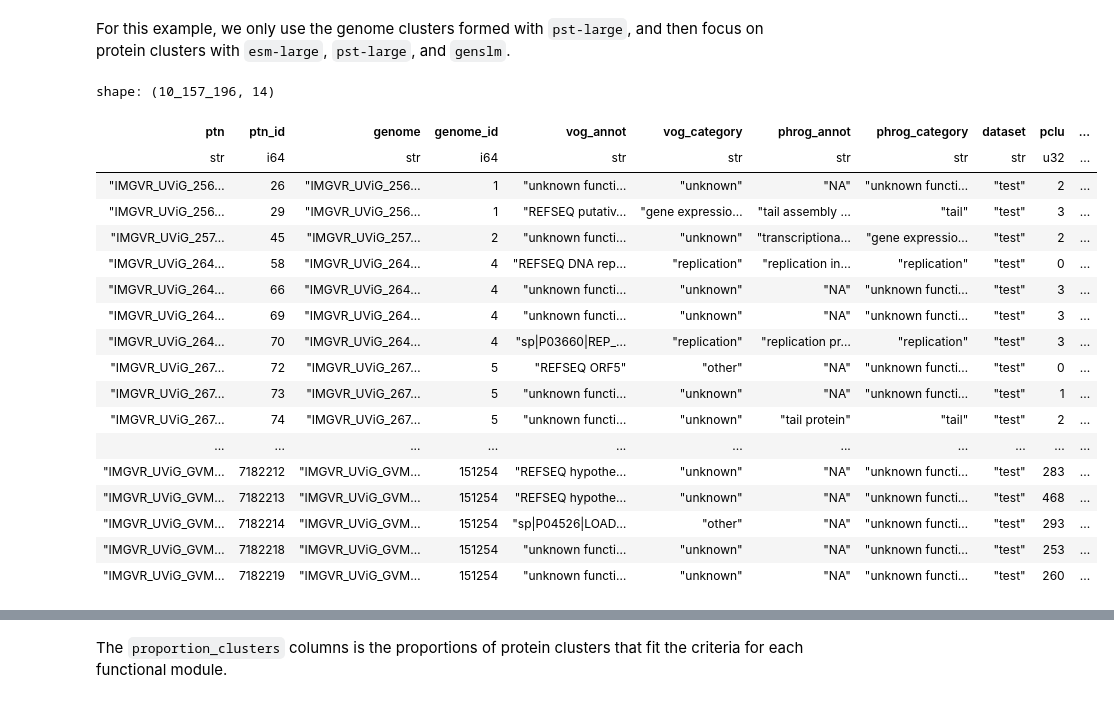
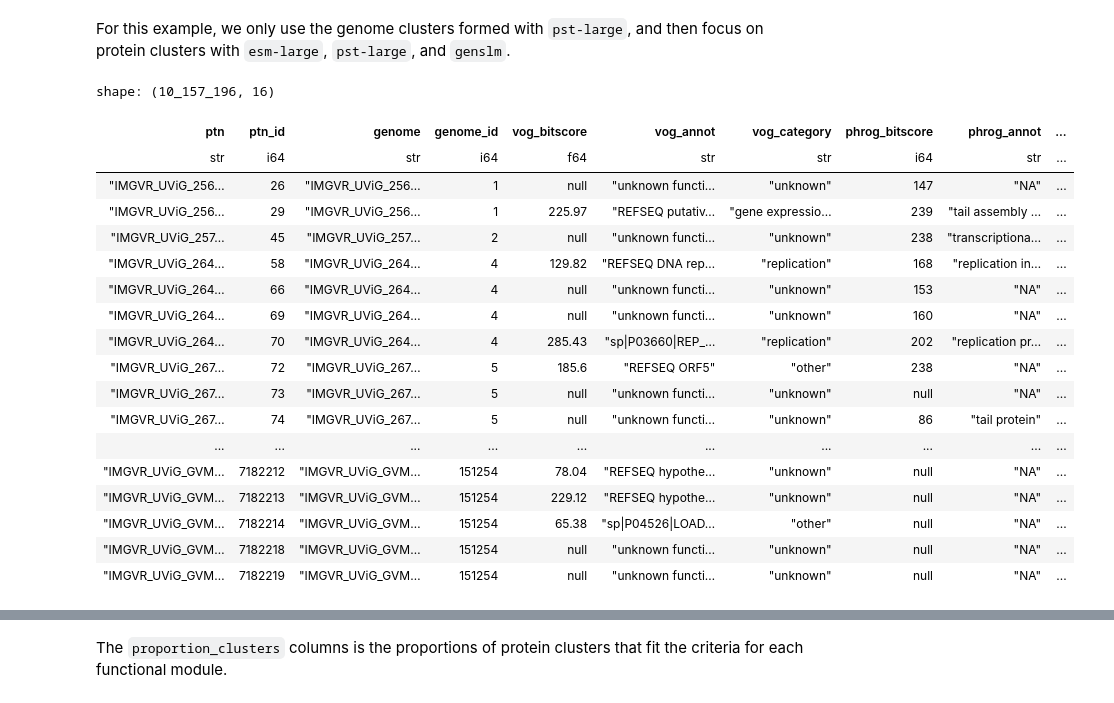
Before and after one commit to cody-mar10/protein_set_transformer, a Jupyter notebook: manuscript/protein_embeddings/evaluations/functional_module_detection.ipynb, the cells around one changed output, grey strips where cells are left out. Cells and saved outputs as stored; diff of their text form; code cells hidden in the pictures.

```diff
--- a/manuscript/protein_embeddings/evaluations/functional_module_detection.ipynb
+++ b/manuscript/protein_embeddings/evaluations/functional_module_detection.ipynb
@@ -24,7 +24,7 @@ polars: 0.20.6
 tables: 3.8.0
 # %%
 ptn_info = (
-    pl.read_csv("supplementary_table_2.tsv", separator="\t")
+    pl.read_csv("supplementary_tables/supplementary_table_2.tsv", separator="\t")
     .filter(pl.col("dataset") == "test")
 )
 
@@ -57,11 +57,16 @@ def add_protein_clustering(
     genome_res: float,
     protein_k: int,
     protein_res: float,
+    genome_embedding_type: str,
     protein_embedding_type: str,
 ) -> pl.DataFrame:
     with tb.open_file(cluster_file) as fp:
-        clustering_metadata = fp.root.metadata[:]
-        clustering_query = np.array((genome_k, genome_res, protein_k, protein_res), dtype=clustering_metadata.dtype)
+        group = fp.root[genome_embedding_type]
+        clustering_metadata = group.metadata[:]
+        clustering_query = np.array(
+            (genome_k, genome_res, protein_k, protein_res),
+            dtype=clustering_metadata.dtype
+        )
 
         try:
             query_idx = np.where(clustering_metadata == clustering_query)[0][0]
@@ -70,8 +75,8 @@ def add_protein_clustering(
                 f"Clustering not found with parameters: {genome_k=}, {genome_res=}, {protein_k=}, {protein_res=}"
             ) from err
 
-        protein_clusters = fp.root[f"{protein_embedding_type}__protein"][query_idx, :]
-        genome_clusters = fp.root[f"{protein_embedding_type}__genome"][query_idx, :]
+        protein_clusters = group[protein_embedding_type][query_idx, :]
+        genome_clusters = group["genome"][query_idx, :]
 
     return ptn_info.with_columns(pclu=protein_clusters, gclu=genome_clusters)
 # %%
@@ -113,12 +118,15 @@ clustering_hparams = dict(
     protein_res=0.5,
 )
 
+protein_clusters_file = "datasets/protein_clusters/embedding-based_protein_clusters_per_genome_cluster.h5"
+
 dfs: list[pl.DataFrame] = []
 for protein_embedding_type in ["esm-large", "pst-large", "genslm"]:
    dfs.append(
         add_protein_clustering(
             ptn_info,
-            "pst-large_per_genome_ptn_clustering.h5",
+            protein_clusters_file,
+            genome_embedding_type="pst-large",
             protein_embedding_type=protein_embedding_type,
             **clustering_hparams
         ).with_columns(protein_method = pl.lit(protein_embedding_type))
@@ -126,52 +134,52 @@ for protein_embedding_type in ["esm-large", "pst-large", "genslm"]:
 
 ptn_annotations = (
     pl.concat(dfs)
     .with_columns(
         proteins_per_cluster=(
             pl.col("ptn_id")
             .len()
             .over("gclu", "pclu", "protein_method")
         ),
         genomes_per_cluster=(
             pl.col("genome_id")
             .n_unique()
             .over("gclu", "pclu", "protein_method")
         ),
         phrog_category=(
             pl.when(pl.col("phrog_annot").str.contains(join_annot(re_categorize["nucleotide metabolism"])))
             .then(pl.lit("replication"))
             .when(pl.col("phrog_annot").str.contains(join_annot(re_categorize["head and packaging"])))
             .then(pl.lit("packaging"))
             .otherwise(pl.col("phrog_category"))
         )
     )
     .filter(
         (pl.col("proteins_per_cluster") > 1)
         & (pl.col("genomes_per_cluster") > 1)
     )
 )
 
 ptn_annotations
 # %% [output]
-shape: (10_157_196, 14)
+shape: (10_157_196, 16)
-| ptn | ptn_id | genome | genome_id | vog_annot | vog_category | phrog_annot | phrog_category | dataset | pclu | ... |
-| str | i64 | str | i64 | str | str | str | str | str | u32 | ... |
-| "IMGVR_UViG_256… | 26 | "IMGVR_UViG_256… | 1 | "unknown functi… | "unknown" | "NA" | "unknown functi… | "test" | 2 | ... |
-| "IMGVR_UViG_256… | 29 | "IMGVR_UViG_256… | 1 | "REFSEQ putativ… | "gene expressio… | "tail assembly … | "tail" | "test" | 3 | ... |
-| "IMGVR_UViG_257… | 45 | "IMGVR_UViG_257… | 2 | "unknown functi… | "unknown" | "transcriptiona… | "gene expressio… | "test" | 2 | ... |
-| "IMGVR_UViG_264… | 58 | "IMGVR_UViG_264… | 4 | "REFSEQ DNA rep… | "replication" | "replication in… | "replication" | "test" | 0 | ... |
-| "IMGVR_UViG_264… | 66 | "IMGVR_UViG_264… | 4 | "unknown functi… | "unknown" | "NA" | "unknown functi… | "test" | 3 | ... |
-| "IMGVR_UViG_264… | 69 | "IMGVR_UViG_264… | 4 | "unknown functi… | "unknown" | "NA" | "unknown functi… | "test" | 3 | ... |
-| "IMGVR_UViG_264… | 70 | "IMGVR_UViG_264… | 4 | "sp|P03660|REP_… | "replication" | "replication pr… | "replication" | "test" | 3 | ... |
-| "IMGVR_UViG_267… | 72 | "IMGVR_UViG_267… | 5 | "REFSEQ ORF5" | "other" | "NA" | "unknown functi… | "test" | 0 | ... |
-| "IMGVR_UViG_267… | 73 | "IMGVR_UViG_267… | 5 | "unknown functi… | "unknown" | "NA" | "unknown functi… | "test" | 1 | ... |
-| "IMGVR_UViG_267… | 74 | "IMGVR_UViG_267… | 5 | "unknown functi… | "unknown" | "tail protein" | "tail" | "test" | 2 | ... |
-| ... | ... | ... | ... | ... | ... | ... | ... | ... | ... | ... |
-| "IMGVR_UViG_GVM… | 7182212 | "IMGVR_UViG_GVM… | 151254 | "REFSEQ hypothe… | "unknown" | "NA" | "unknown functi… | "test" | 283 | ... |
-| "IMGVR_UViG_GVM… | 7182213 | "IMGVR_UViG_GVM… | 151254 | "REFSEQ hypothe… | "unknown" | "NA" | "unknown functi… | "test" | 468 | ... |
-| "IMGVR_UViG_GVM… | 7182214 | "IMGVR_UViG_GVM… | 151254 | "sp|P04526|LOAD… | "other" | "NA" | "unknown functi… | "test" | 293 | ... |
-| "IMGVR_UViG_GVM… | 7182218 | "IMGVR_UViG_GVM… | 151254 | "unknown functi… | "unknown" | "NA" | "unknown functi… | "test" | 253 | ... |
-| "IMGVR_UViG_GVM… | 7182219 | "IMGVR_UViG_GVM… | 151254 | "unknown functi… | "unknown" | "NA" | "unknown functi… | "test" | 260 | ... |
+| ptn | ptn_id | genome | genome_id | vog_bitscore | vog_annot | vog_category | phrog_bitscore | phrog_annot | ... |
+| str | i64 | str | i64 | f64 | str | str | i64 | str | ... |
+| "IMGVR_UViG_256… | 26 | "IMGVR_UViG_256… | 1 | null | "unknown functi… | "unknown" | 147 | "NA" | ... |
+| "IMGVR_UViG_256… | 29 | "IMGVR_UViG_256… | 1 | 225.97 | "REFSEQ putativ… | "gene expressio… | 239 | "tail assembly … | ... |
+| "IMGVR_UViG_257… | 45 | "IMGVR_UViG_257… | 2 | null | "unknown functi… | "unknown" | 238 | "transcriptiona… | ... |
+| "IMGVR_UViG_264… | 58 | "IMGVR_UViG_264… | 4 | 129.82 | "REFSEQ DNA rep… | "replication" | 168 | "replication in… | ... |
+| "IMGVR_UViG_264… | 66 | "IMGVR_UViG_264… | 4 | null | "unknown functi… | "unknown" | 153 | "NA" | ... |
+| "IMGVR_UViG_264… | 69 | "IMGVR_UViG_264… | 4 | null | "unknown functi… | "unknown" | 160 | "NA" | ... |
+| "IMGVR_UViG_264… | 70 | "IMGVR_UViG_264… | 4 | 285.43 | "sp|P03660|REP_… | "replication" | 202 | "replication pr… | ... |
+| "IMGVR_UViG_267… | 72 | "IMGVR_UViG_267… | 5 | 185.6 | "REFSEQ ORF5" | "other" | 238 | "NA" | ... |
+| "IMGVR_UViG_267… | 73 | "IMGVR_UViG_267… | 5 | null | "unknown functi… | "unknown" | null | "NA" | ... |
+| "IMGVR_UViG_267… | 74 | "IMGVR_UViG_267… | 5 | null | "unknown functi… | "unknown" | 86 | "tail protein" | ... |
+| ... | ... | ... | ... | ... | ... | ... | ... | ... | ... |
+| "IMGVR_UViG_GVM… | 7182212 | "IMGVR_UViG_GVM… | 151254 | 78.04 | "REFSEQ hypothe… | "unknown" | null | "NA" | ... |
+| "IMGVR_UViG_GVM… | 7182213 | "IMGVR_UViG_GVM… | 151254 | 229.12 | "REFSEQ hypothe… | "unknown" | null | "NA" | ... |
+| "IMGVR_UViG_GVM… | 7182214 | "IMGVR_UViG_GVM… | 151254 | 65.38 | "sp|P04526|LOAD… | "other" | null | "NA" | ... |
+| "IMGVR_UViG_GVM… | 7182218 | "IMGVR_UViG_GVM… | 151254 | null | "unknown functi… | "unknown" | null | "NA" | ... |
+| "IMGVR_UViG_GVM… | 7182219 | "IMGVR_UViG_GVM… | 151254 | null | "unknown functi… | "unknown" | null | "NA" | ... |
 # %%
 annot_counts = {}
 grouping_cols = ["gclu", "pclu", "protein_method"]
```
Also changed, not shown: parts of 2 cells of this notebook, 12 other files.
